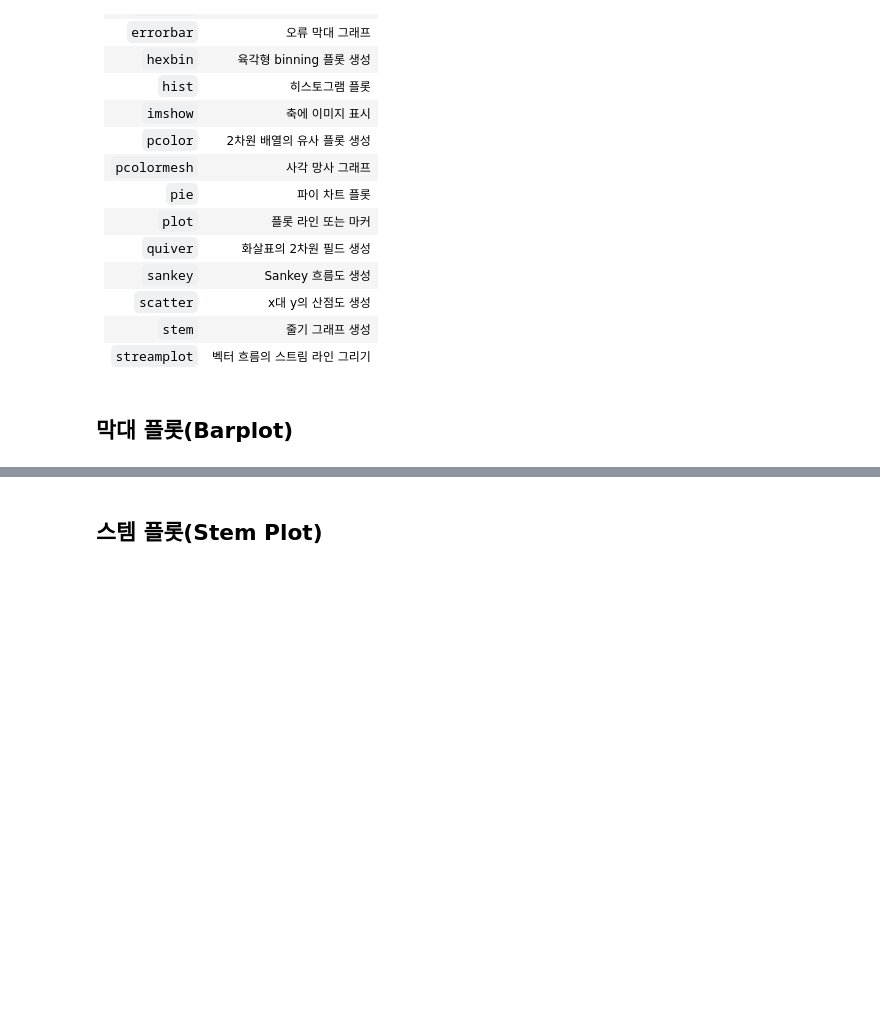
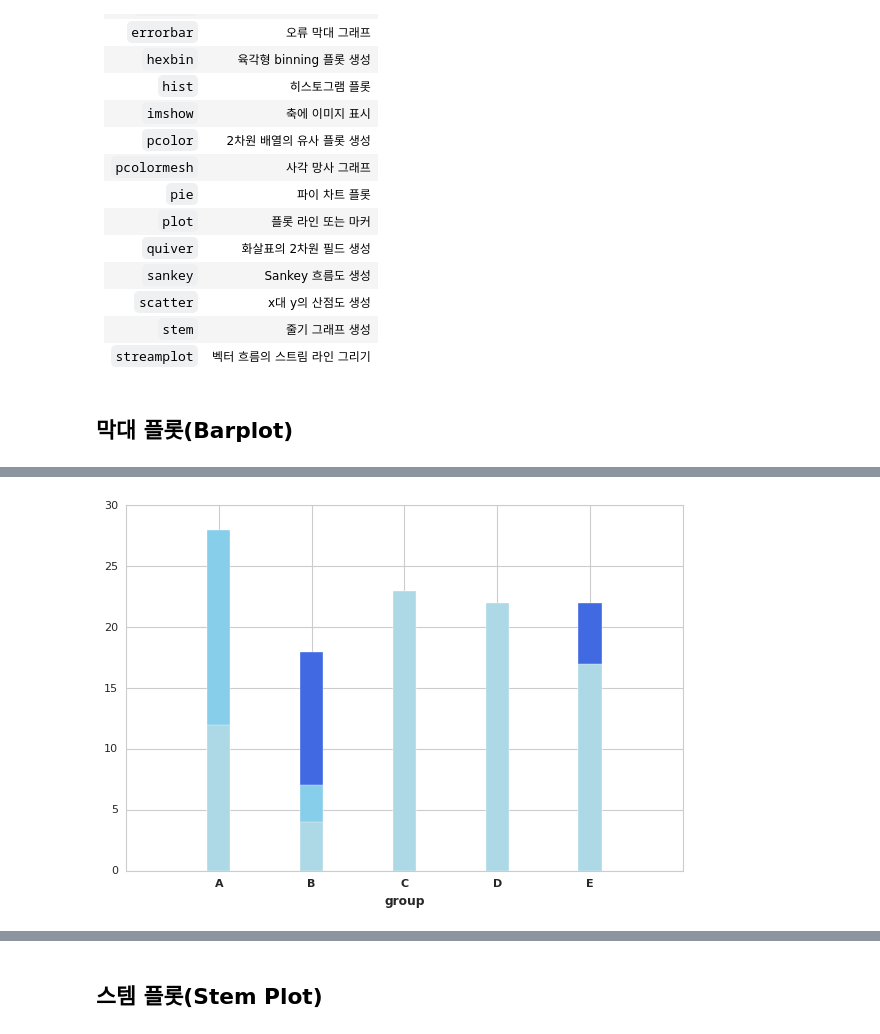
Before and after one commit to hyeon-ha/oss, a Jupyter notebook: data_analysis_null/_Matplotlib_한번에_제대로_배우기.ipynb, the cells around one changed output, grey strips where cells are left out. Drawn from its saved outputs; the diff is of its cells as text; code cells hidden in the pictures; blank space fills up the shorter version.

```diff
--- a/data_analysis_null/_Matplotlib_한번에_제대로_배우기.ipynb
+++ b/data_analysis_null/_Matplotlib_한번에_제대로_배우기.ipynb
@@ -523,0 +560,26 @@ plt.style.use(['seaborn-notebook'])
+# %%
+bar_width =0.25
+
+
+bars1 = [ 12 ,18, 8 ,8 ,22]
+bars2 = [ 28, 7, 23, 4 , 10]
+bars3 = [ 12, 4, 23, 22, 17]
+bars =  np.add(bars1 ,bars2). tolist()
+
+r1 = np.arange(len(bars1))
+r2 = [x + bar_width for x in r1]
+r3 = [x + bar_width for x in r2]
+
+
+
+
+plt.bar(r , bars1 , color = 'royalblue', width=bar_width, edgecolor='white', label= 'r1')
+
+plt.bar(r , bars2 , color = 'skyblue', width=bar_width, edgecolor='white' , label = 'r2')
+plt.bar(r , bars3 , color = 'lightblue',width = bar_width, edgecolor='white', label='r3')
+
+plt.xlabel('group', fontweight='bold')
+plt.xticks([r+ bar_width for r in range(len(bars1))], ['A','B','C','D','E'])
+plt.legend();
+# %% [output]
+[figure, added]
```
Also changed, not shown: parts of 46 cells of this notebook.
